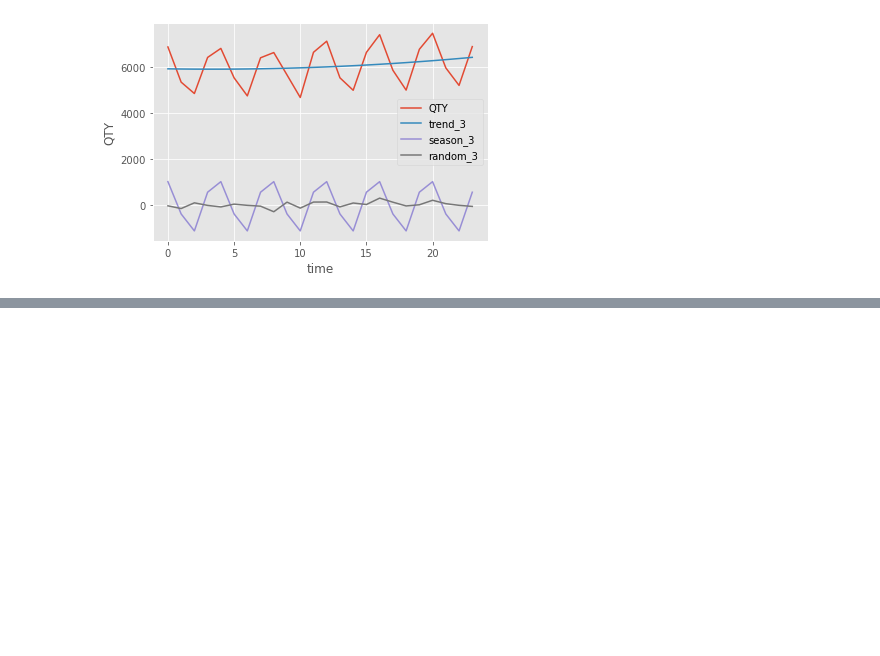
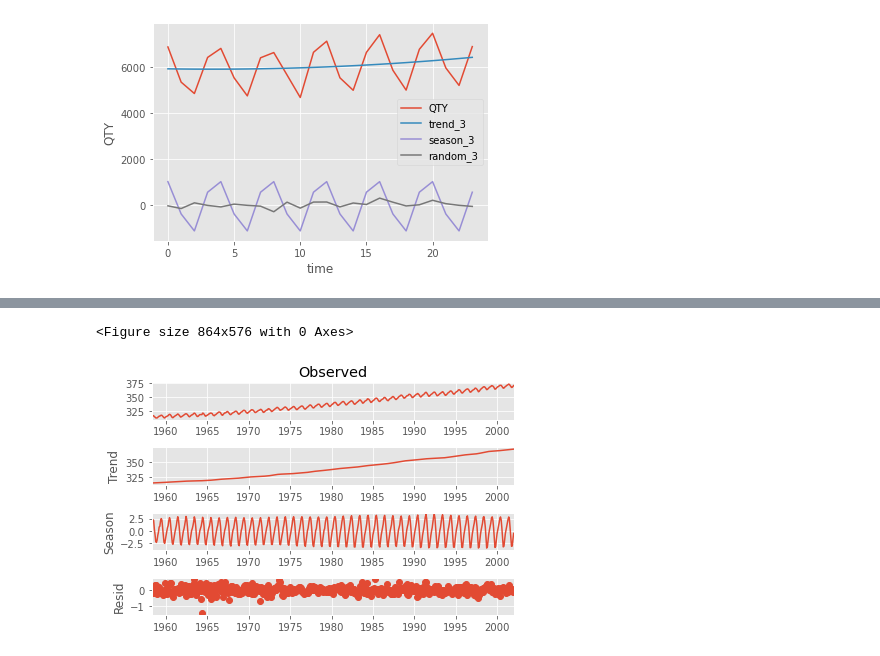
Before and after one commit to Leolee11111/TimeSeries, a Jupyter notebook: 第一节：时间序列分析概述.ipynb, the cells around one changed output, grey strips where cells are left out. Saved outputs shown, nothing was run; the diff lists cells and outputs as text; code cells hidden in the pictures; blank space fills up the shorter version.

```diff
--- a/第一节：时间序列分析概述.ipynb
+++ b/第一节：时间序列分析概述.ipynb
@@ -281,0 +284,14 @@ plt.show()
+# %%
+# 使用官方示例的co2数据集展示STL分解
+from statsmodels.datasets import co2  # 引入co2数据集
+from statsmodels.tsa.seasonal import STL   ## 引入STL方法
+
+data = co2.load(True).data
+data = data.resample('M').mean().ffill()   # 将数据按月重采样得到新的数据
+res = STL(data).fit()
+plt.figure(figsize=(12,8))
+res.plot()
+plt.show()
+# %% [output]
+<Figure size 864x576 with 0 Axes>
+[figure, added]
```
Also changed, not shown: parts of 5 cells of this notebook.
